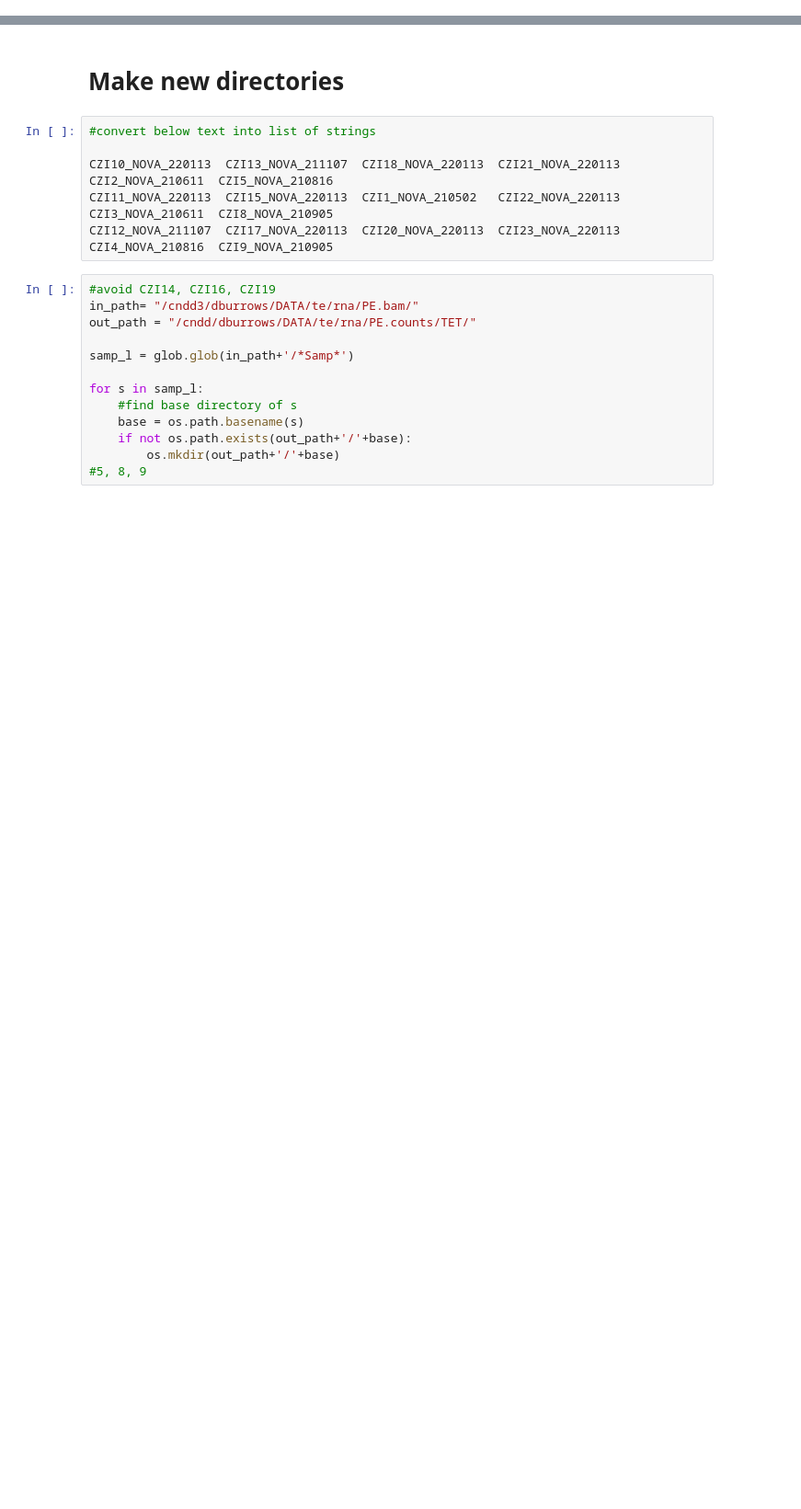
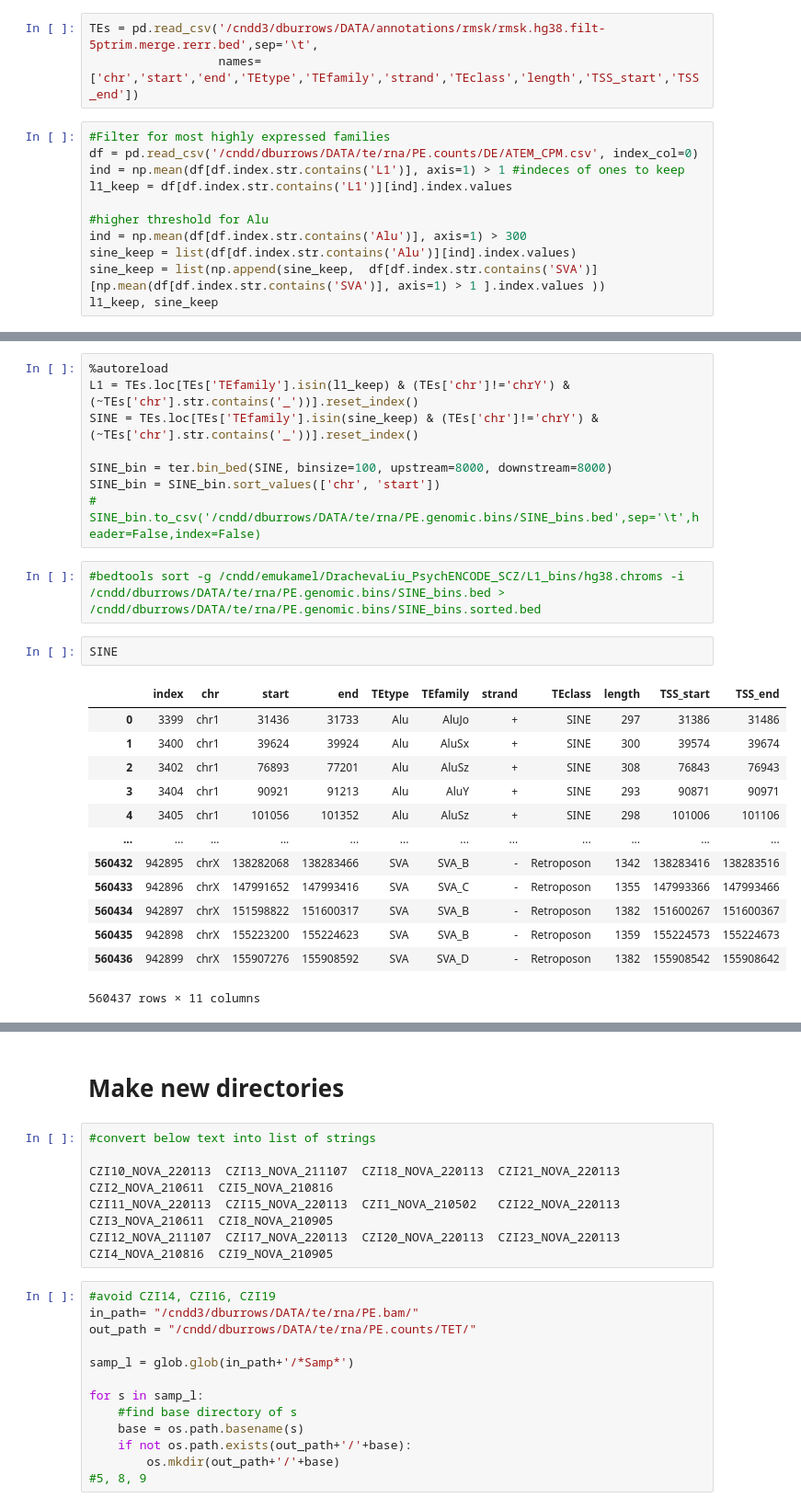
Before and after one commit to dmnburrows/line1_ageing, a Jupyter notebook: workspace.ipynb, the cells around one changed output, grey strips where cells are left out. Shown at 92% size. Drawn from its saved outputs; the diff is of its cells as text; blank space fills up the shorter version.

```diff
--- a/workspace.ipynb
+++ b/workspace.ipynb
@@ -14,0 +35,14 @@ The autoreload extension is already loaded. To reload it, use:
+# %%
+TEs = pd.read_csv('/cndd3/dburrows/DATA/annotations/rmsk/rmsk.hg38.filt-5ptrim.merge.rerr.bed',sep='\t',
+                  names=['chr','start','end','TEtype','TEfamily','strand','TEclass','length','TSS_start','TSS_end'])
+# %%
+#Filter for most highly expressed families
+df = pd.read_csv('/cndd/dburrows/DATA/te/rna/PE.counts/DE/ATEM_CPM.csv', index_col=0)
+ind = np.mean(df[df.index.str.contains('L1')], axis=1) > 1 #indeces of ones to keep
+l1_keep = df[df.index.str.contains('L1')][ind].index.values
+
+#higher threshold for Alu
+ind = np.mean(df[df.index.str.contains('Alu')], axis=1) > 300
+sine_keep = list(df[df.index.str.contains('Alu')][ind].index.values)
+sine_keep = list(np.append(sine_keep,  df[df.index.str.contains('SVA')] [np.mean(df[df.index.str.contains('SVA')], axis=1) > 1 ].index.values ))
+l1_keep, sine_keep
@@ -14,0 +65,26 @@ The autoreload extension is already loaded. To reload it, use:
+# %%
+%autoreload
+L1 = TEs.loc[TEs['TEfamily'].isin(l1_keep) & (TEs['chr']!='chrY') & (~TEs['chr'].str.contains('_'))].reset_index()
+SINE = TEs.loc[TEs['TEfamily'].isin(sine_keep) & (TEs['chr']!='chrY') & (~TEs['chr'].str.contains('_'))].reset_index()
+
+SINE_bin = ter.bin_bed(SINE, binsize=100, upstream=8000, downstream=8000)
+SINE_bin = SINE_bin.sort_values(['chr', 'start'])
+# SINE_bin.to_csv('/cndd/dburrows/DATA/te/rna/PE.genomic.bins/SINE_bins.bed',sep='\t',header=False,index=False)
+# %%
+#bedtools sort -g /cndd/emukamel/DrachevaLiu_PsychENCODE_SCZ/L1_bins/hg38.chroms -i /cndd/dburrows/DATA/te/rna/PE.genomic.bins/SINE_bins.bed > /cndd/dburrows/DATA/te/rna/PE.genomic.bins/SINE_bins.sorted.bed
+# %%
+SINE
+# %% [output]
+|  | index | chr | start | end | TEtype | TEfamily | strand | TEclass | length | TSS_start | TSS_end |
+| 0 | 3399 | chr1 | 31436 | 31733 | Alu | AluJo | + | SINE | 297 | 31386 | 31486 |
+| 1 | 3400 | chr1 | 39624 | 39924 | Alu | AluSx | + | SINE | 300 | 39574 | 39674 |
+| 2 | 3402 | chr1 | 76893 | 77201 | Alu | AluSz | + | SINE | 308 | 76843 | 76943 |
+| 3 | 3404 | chr1 | 90921 | 91213 | Alu | AluY | + | SINE | 293 | 90871 | 90971 |
+| 4 | 3405 | chr1 | 101056 | 101352 | Alu | AluSz | + | SINE | 298 | 101006 | 101106 |
+| ... | ... | ... | ... | ... | ... | ... | ... | ... | ... | ... | ... |
+| 560432 | 942895 | chrX | 138282068 | 138283466 | SVA | SVA_B | - | Retroposon | 1342 | 138283416 | 138283516 |
+| 560433 | 942896 | chrX | 147991652 | 147993416 | SVA | SVA_C | - | Retroposon | 1355 | 147993366 | 147993466 |
+| 560434 | 942897 | chrX | 151598822 | 151600317 | SVA | SVA_B | - | Retroposon | 1382 | 151600267 | 151600367 |
+| 560435 | 942898 | chrX | 155223200 | 155224623 | SVA | SVA_B | - | Retroposon | 1359 | 155224573 | 155224673 |
+| 560436 | 942899 | chrX | 155907276 | 155908592 | SVA | SVA_D | - | Retroposon | 1382 | 155908542 | 155908642 |
+560437 rows × 11 columns
```
Also changed, not shown: parts of 4 cells of this notebook, 3 other files.
